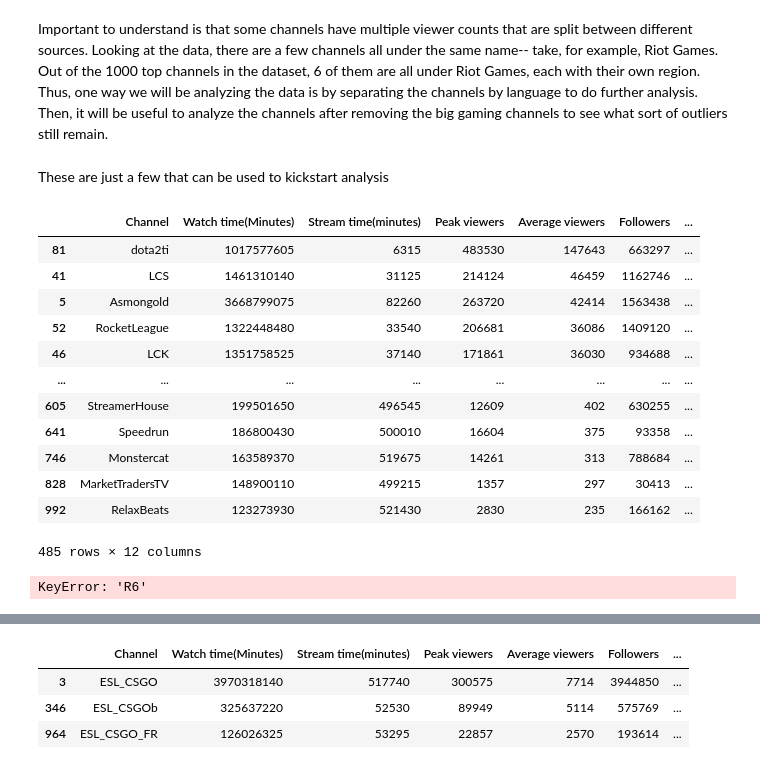
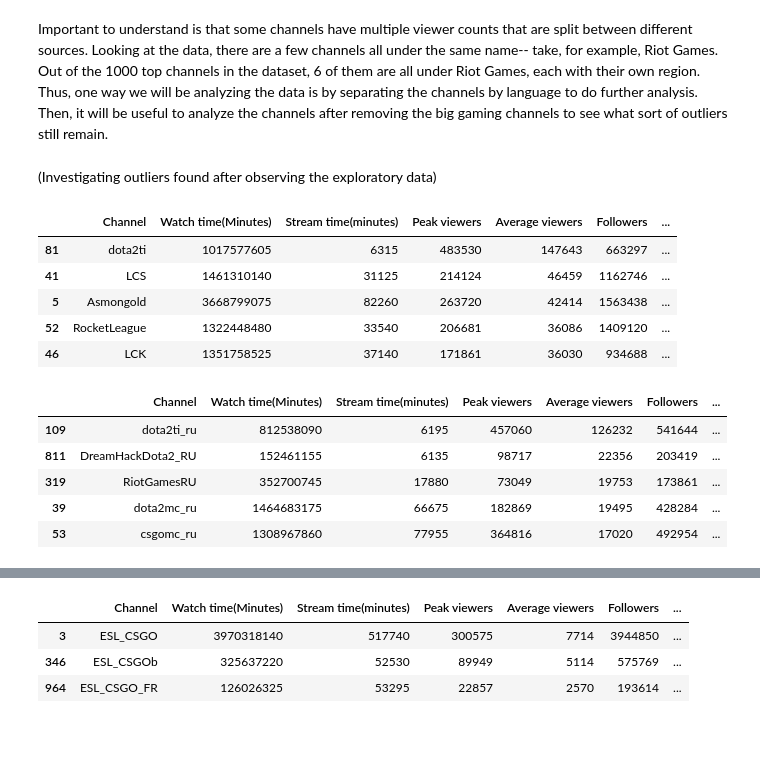
Before and after one commit to BeanutPutters/BeanutPutters.github.io, a Jupyter notebook: project0/Final.ipynb, the cells around one changed output, grey strips where cells are left out. Saved outputs shown, nothing was run; the diff lists cells and outputs as text; code cells hidden in the pictures; blank space fills up the shorter version.

```diff
--- a/project0/Final.ipynb
+++ b/project0/Final.ipynb
@@ -133,28 +126,25 @@ Notes:
 # %% [markdown]
 Important to understand is that some channels have multiple viewer counts that are split between different sources. Looking at the data, there are a few channels all under the same name-- take, for example, Riot Games. Out of the 1000 top channels in the dataset, 6 of them are all under Riot Games, each with their own region. Thus, one way we will be analyzing the data is by separating the channels by language to do further analysis. Then, it will be useful to analyze the channels after removing the big gaming channels to see what sort of outliers still remain.
 # %% [markdown]
-These are just a few that can be used to kickstart analysis
+(Investigating outliers found after observing the exploratory data)
 # %%
-#Observing English as the majority
+#Case 1: Average Viewers
 eng = data[data["Language"] == "English"].sort_values(axis=0,by='Average viewers',ascending=False)
-eng
+eng.head()
 # %% [output]
 |  | Channel | Watch time(Minutes) | Stream time(minutes) | Peak viewers | Average viewers | Followers | ... |
 | 81 | dota2ti | 1017577605 | 6315 | 483530 | 147643 | 663297 | ... |
 | 41 | LCS | 1461310140 | 31125 | 214124 | 46459 | 1162746 | ... |
 | 5 | Asmongold | 3668799075 | 82260 | 263720 | 42414 | 1563438 | ... |
 | 52 | RocketLeague | 1322448480 | 33540 | 206681 | 36086 | 1409120 | ... |
 | 46 | LCK | 1351758525 | 37140 | 171861 | 36030 | 934688 | ... |
-| ... | ... | ... | ... | ... | ... | ... | ... |
-| 605 | StreamerHouse | 199501650 | 496545 | 12609 | 402 | 630255 | ... |
-| 641 | Speedrun | 186800430 | 500010 | 16604 | 375 | 93358 | ... |
-| 746 | Monstercat | 163589370 | 519675 | 14261 | 313 | 788684 | ... |
-| 828 | MarketTradersTV | 148900110 | 499215 | 1357 | 297 | 30413 | ... |
-| 992 | RelaxBeats | 123273930 | 521430 | 2830 | 235 | 166162 | ... |
-485 rows × 12 columns
-# %%
-game_channels = ["Riot","CSGO","dota2","RocketLeague","R6"]
-
-data["Gaming"]
-# %% [output]
-KeyError: 'R6'
+# %%
+rus = data[data["Language"] == "Russian"].sort_values(axis=0,by='Average viewers',ascending=False)
+rus.head()
+# %% [output]
+|  | Channel | Watch time(Minutes) | Stream time(minutes) | Peak viewers | Average viewers | Followers | ... |
+| 109 | dota2ti_ru | 812538090 | 6195 | 457060 | 126232 | 541644 | ... |
+| 811 | DreamHackDota2_RU | 152461155 | 6135 | 98717 | 22356 | 203419 | ... |
+| 319 | RiotGamesRU | 352700745 | 17880 | 73049 | 19753 | 173861 | ... |
+| 39 | dota2mc_ru | 1464683175 | 66675 | 182869 | 19495 | 428284 | ... |
+| 53 | csgomc_ru | 1308967860 | 77955 | 364816 | 17020 | 492954 | ... |
```
Also changed, not shown: parts of 8 cells of this notebook.
